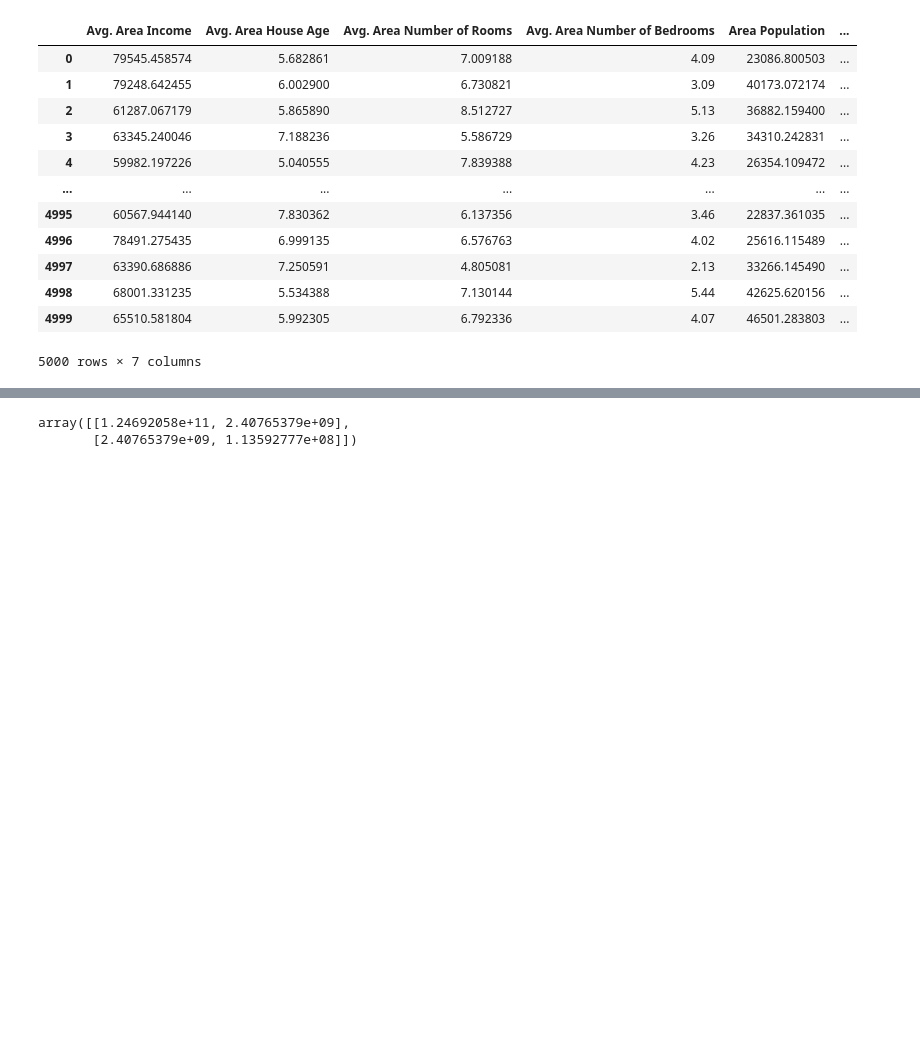
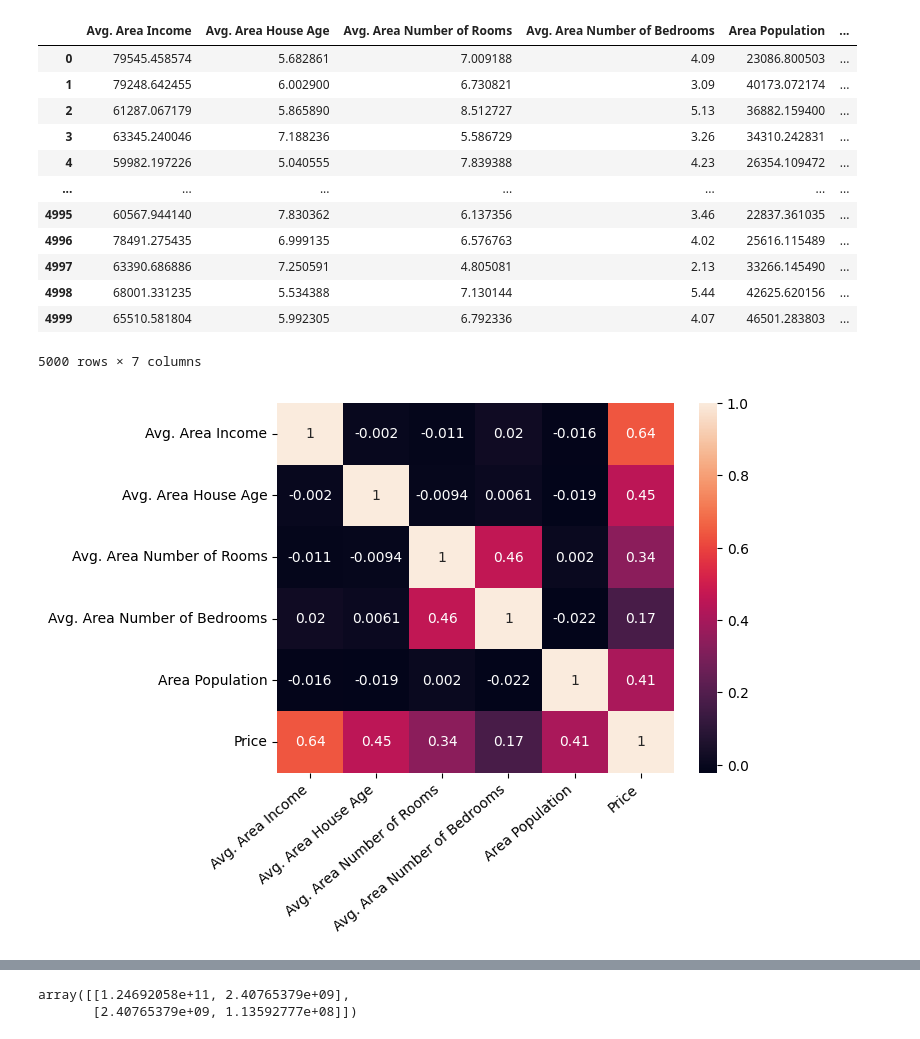
Before and after one commit to mauer9/ds_regress, a Jupyter notebook: us_housing.ipynb, the cells around one changed output, grey strips where cells are left out. Drawn from its saved outputs; the diff is of its cells as text; code cells hidden in the pictures; blank space fills up the shorter version.

```diff
--- a/us_housing.ipynb
+++ b/us_housing.ipynb
@@ -25,4 +25,11 @@ df
 | 4998 | 68001.331235 | 5.534388 | 7.130144 | 5.44 | 42625.620156 | ... |
 | 4999 | 65510.581804 | 5.992305 | 6.792336 | 4.07 | 46501.283803 | ... |
 5000 rows × 7 columns
+# %%
+corrmat = df.corr(numeric_only=True)
+sns.heatmap(corrmat, annot=True)
+plt.xticks(rotation=40, ha='right')
+plt.show()
+# %% [output]
+[figure, added]
 # %%
```
Also changed, not shown: parts of 2 cells of this notebook, 1 other file.
